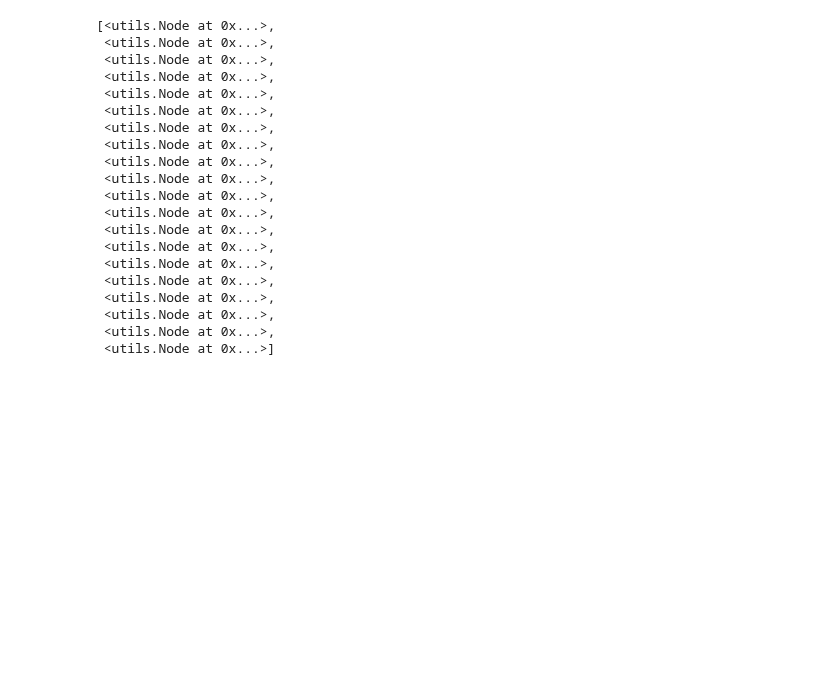
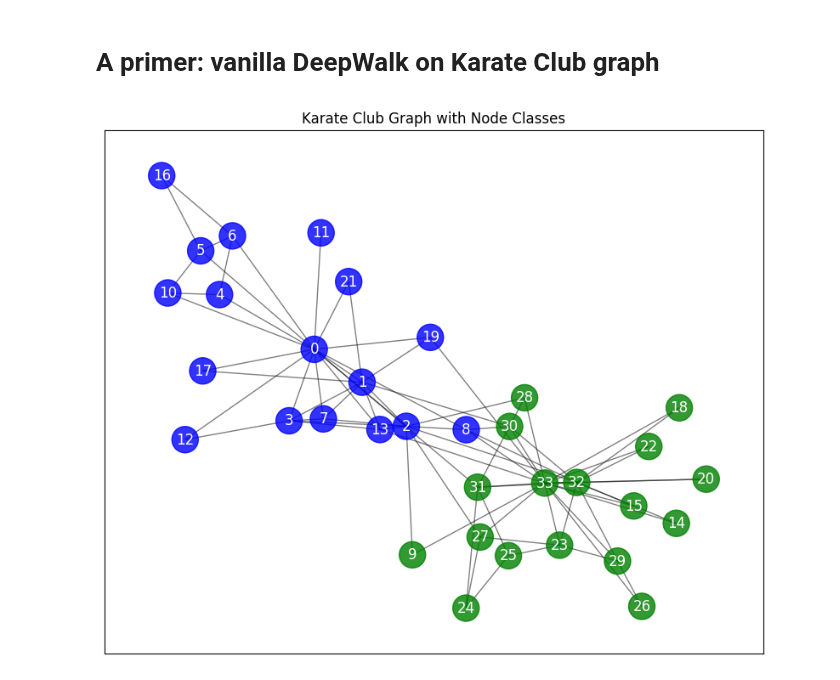
Before and after one commit to LeoDiNino97/SocialNetworks-OnlineMarkets, a Jupyter notebook: Social Networks/Final Project/primer.ipynb, the cells around one changed output. Drawn from its saved outputs; the diff is of its cells as text; code cells hidden in the pictures; blank space fills up the shorter version.

```diff
--- a/Social Networks/Final Project/primer.ipynb
+++ b/Social Networks/Final Project/primer.ipynb
@@ -7,23 +0,0 @@ tree = utils.HCBinaryTree(int(1e6),3)
-# %%
-tree.traversal(600000)
-# %% [output]
-[<utils.Node at 0x...>,
- <utils.Node at 0x...>,
- <utils.Node at 0x...>,
- <utils.Node at 0x...>,
- <utils.Node at 0x...>,
- <utils.Node at 0x...>,
- <utils.Node at 0x...>,
- <utils.Node at 0x...>,
- <utils.Node at 0x...>,
- <utils.Node at 0x...>,
- <utils.Node at 0x...>,
- <utils.Node at 0x...>,
- <utils.Node at 0x...>,
- <utils.Node at 0x...>,
- <utils.Node at 0x...>,
- <utils.Node at 0x...>,
- <utils.Node at 0x...>,
- <utils.Node at 0x...>,
- <utils.Node at 0x...>,
- <utils.Node at 0x...>]
@@ -29,0 +6,23 @@ tree.traversal(600000)
+# %% [markdown]
+# A primer: vanilla DeepWalk on Karate Club graph
+# %%
+G = nx.karate_club_graph()
+# %%
+club_colors = {
+    'Mr. Hi': 'blue',
+    'Officer': 'green'
+}
+
+node_colors = [club_colors[G.nodes[node]['club']] for node in G.nodes]
+
+pos = nx.spring_layout(G)
+
+plt.figure(figsize=(10, 8))
+nx.draw_networkx_nodes(G, pos, node_color=node_colors, node_size=500, alpha=0.8)
+nx.draw_networkx_edges(G, pos, width=1.0, alpha=0.5)
+nx.draw_networkx_labels(G, pos, font_size=12, font_color='white')
+
+plt.title("Karate Club Graph with Node Classes")
+plt.show()
+# %% [output]
+[figure, added]
```
Also changed, not shown: parts of 7 cells of this notebook, 3 other files.
